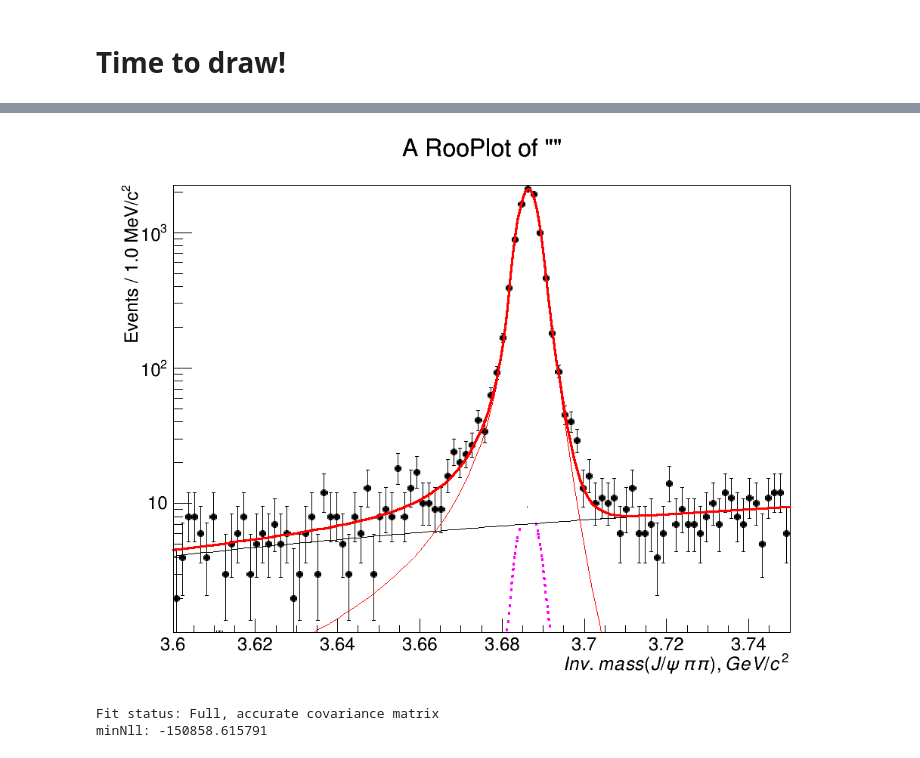
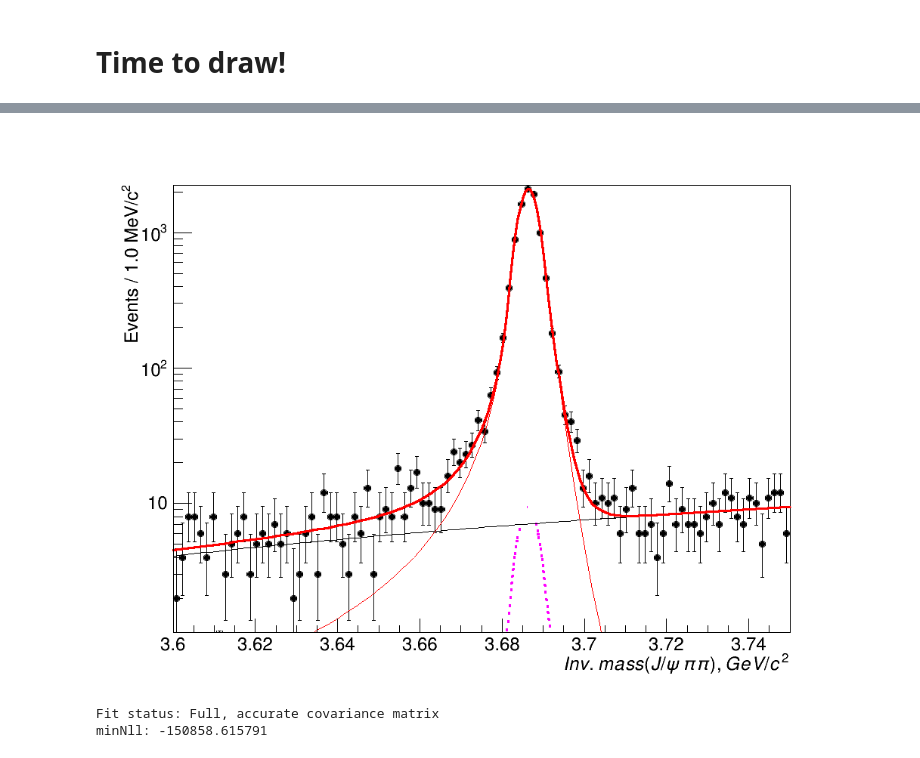
Before and after one commit to sashabaranov/Bu2JpsiKKpi, a Jupyter notebook: Kpipi/fit/2D_fit.ipynb, the cells around one changed output, grey strips where cells are left out. Saved outputs shown, nothing was run; the diff lists cells and outputs as text; code cells hidden in the pictures.

```diff
--- a/Kpipi/fit/2D_fit.ipynb
+++ b/Kpipi/fit/2D_fit.ipynb
@@ -164,24 +165,24 @@ c1
 # %%
 c2 = rootnotes.random_canvas(size=(1024,768))
 fu = model.draw2(dataset=ds_Bu, nbins=nbin_R)
+
+fu.SetTitle("")
 fu.SetXTitle("Inv.\,mass(J/\psi\,\pi\pi), GeV/c^{2}}")
-
-
 fu.SetYTitle("Events / %.1f MeV/c^{2}" % binning_R)
 fu.Draw()
 c2.SetLogy()
 
 # legend = ROOT.TLegend(0.75, 0.65, 0.86, 0.9)
 # legend.SetFillColor(ROOT.kWhite)
 # legend.AddEntry("data", "Data", "P")
 
 # legend.AddEntry(model.sb_pdf, "S x B", "L")
 # legend.Draw()
 
 
 c2
 # %% [output]
-[figure, old version]
+[figure, new version]
 # %%
 ipython_tools.params_table(r[0])
 # %% [output]
```
Also changed, not shown: parts of 1 cell of this notebook, 5 other files.
